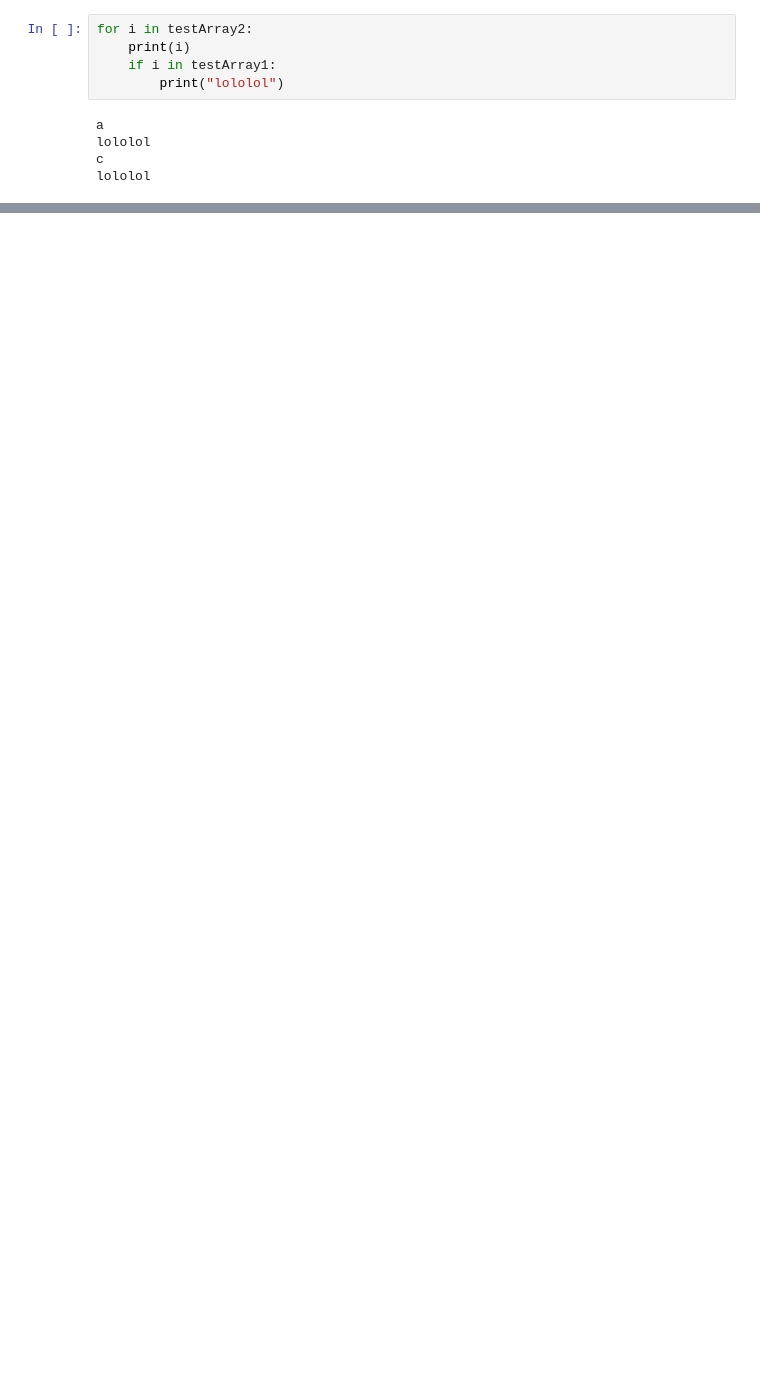
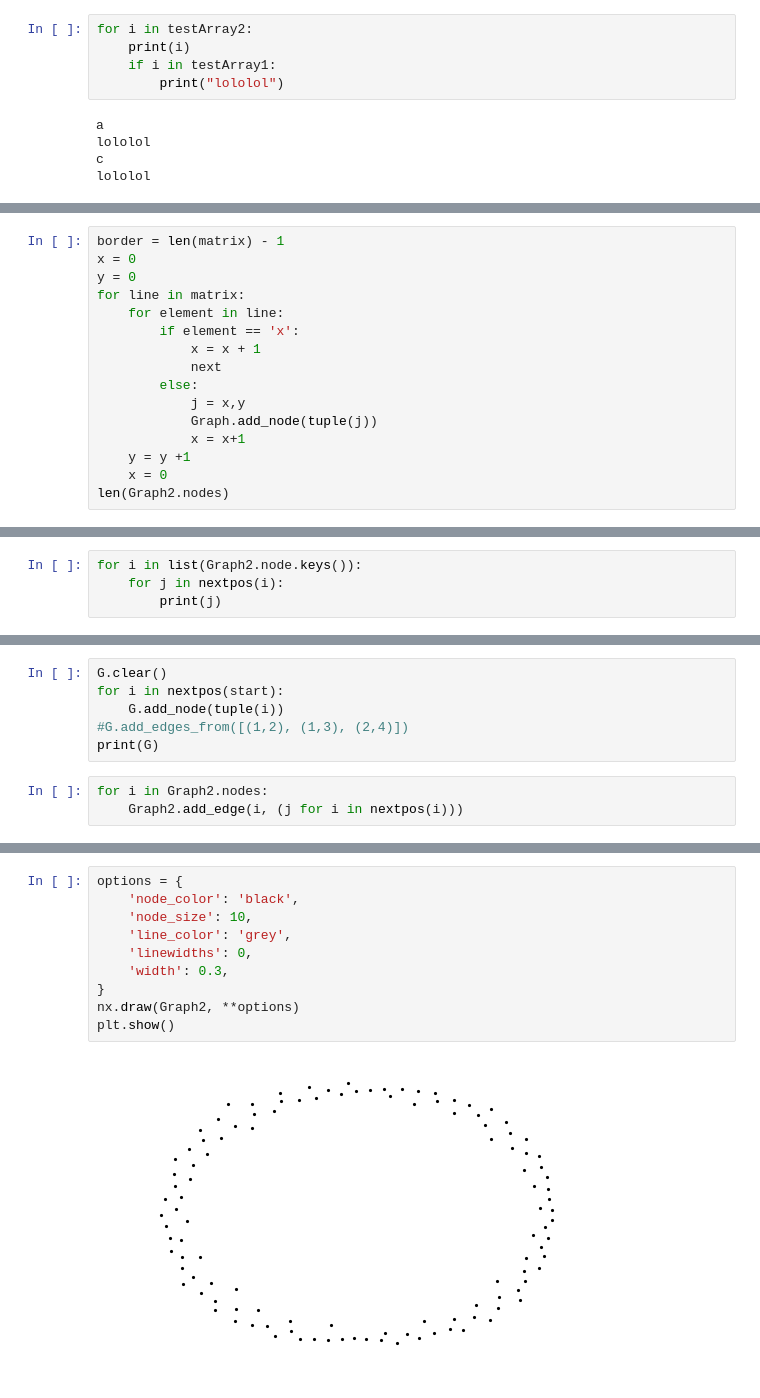
Before and after one commit to LiliTheQueen/GWV_DungeonCrawler, a Jupyter notebook: Untitled2.ipynb, the cells around one changed output, grey strips where cells are left out. Saved outputs shown, nothing was run; the diff lists cells and outputs as text; blank space fills up the shorter version.

```diff
--- a/Untitled2.ipynb
+++ b/Untitled2.ipynb
@@ -173,0 +230,16 @@ lololol
+# %%
+border = len(matrix) - 1
+x = 0
+y = 0
+for line in matrix:
+    for element in line:
+        if element == 'x':
+            x = x + 1
+            next
+        else:
+            j = x,y
+            Graph.add_node(tuple(j))
+            x = x+1
+    y = y +1
+    x = 0
+len(Graph2.nodes)
@@ -173,0 +278,4 @@ lololol
+# %%
+for i in list(Graph2.node.keys()):
+    for j in nextpos(i):
+        print(j)
@@ -173,0 +301,9 @@ lololol
+# %%
+G.clear()
+for i in nextpos(start):
+    G.add_node(tuple(i))
+#G.add_edges_from([(1,2), (1,3), (2,4)])
+print(G)
+# %%
+for i in Graph2.nodes:
+    Graph2.add_edge(i, (j for i in nextpos(i)))
@@ -173,0 +322,12 @@ lololol
+# %%
+options = {
+    'node_color': 'black',
+    'node_size': 10,
+    'line_color': 'grey',
+    'linewidths': 0,
+    'width': 0.3,
+}
+nx.draw(Graph2, **options)
+plt.show()
+# %% [output]
+[figure, added]
```
Also changed, not shown: parts of 23 cells of this notebook.
